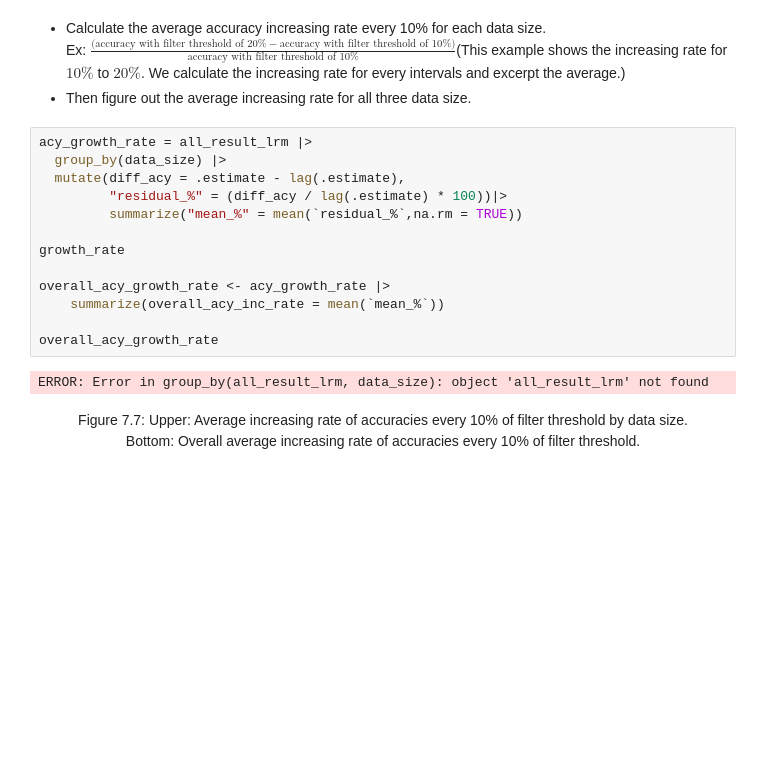
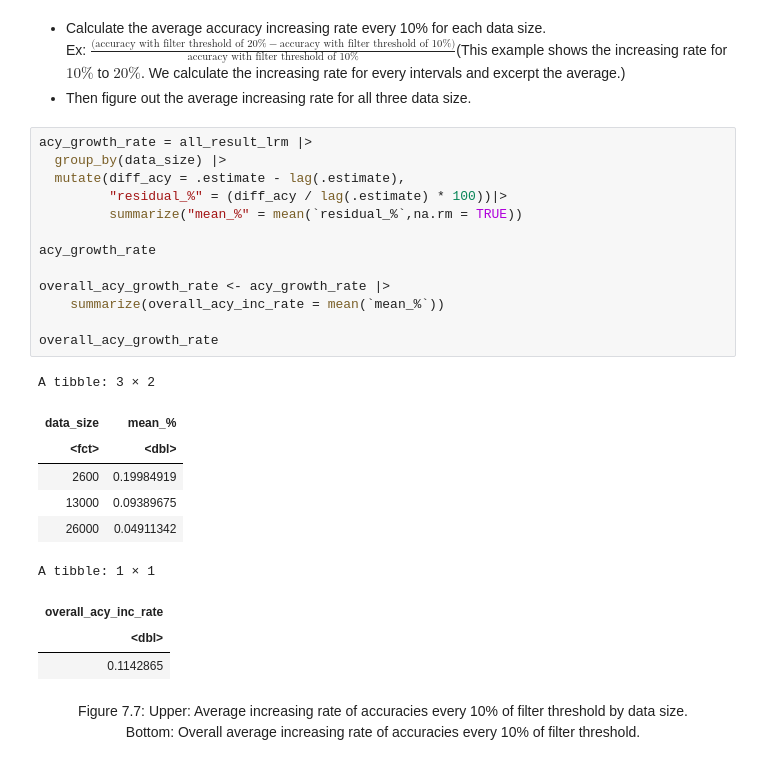
Before and after one commit to AllenCheng5186/DSCI100-Proj-Group50-23s1, a Jupyter notebook: Method_Result.ipynb, the cells around one changed output. Saved outputs shown, nothing was run; the diff lists cells and outputs as text; blank space fills up the shorter version.

Commit message:
Result Tidy Data2

```diff
--- a/Method_Result.ipynb
+++ b/Method_Result.ipynb
@@ -1058,18 +1059,27 @@ Ex: $\frac{(\text{accuracy with filter threshold of 20%} - \text{accuracy with f
 # %%
 acy_growth_rate = all_result_lrm |>
   group_by(data_size) |>
   mutate(diff_acy = .estimate - lag(.estimate),
          "residual_%" = (diff_acy / lag(.estimate) * 100))|>
          summarize("mean_%" = mean(`residual_%`,na.rm = TRUE))
 
-growth_rate
+acy_growth_rate
 
 overall_acy_growth_rate <- acy_growth_rate |>
     summarize(overall_acy_inc_rate = mean(`mean_%`))
 
 overall_acy_growth_rate
 # %% [output]
-ERROR: Error in group_by(all_result_lrm, data_size): object 'all_result_lrm' not found
+A tibble: 3 × 2
+| data_size | mean_% |
+| <fct> | <dbl> |
+| 2600 | 0.19984919 |
+| 13000 | 0.09389675 |
+| 26000 | 0.04911342 |
+A tibble: 1 × 1
+| overall_acy_inc_rate |
+| <dbl> |
+| 0.1142865 |
 # %% [markdown]
 <div align="center">Figure 7.7: Upper: Average increasing rate of accuracies every 10% of filter threshold by data size.
 <div align="center">Bottom: Overall average increasing rate of accuracies every 10% of filter threshold.
```
Also changed, not shown: parts of 3 cells of this notebook.
